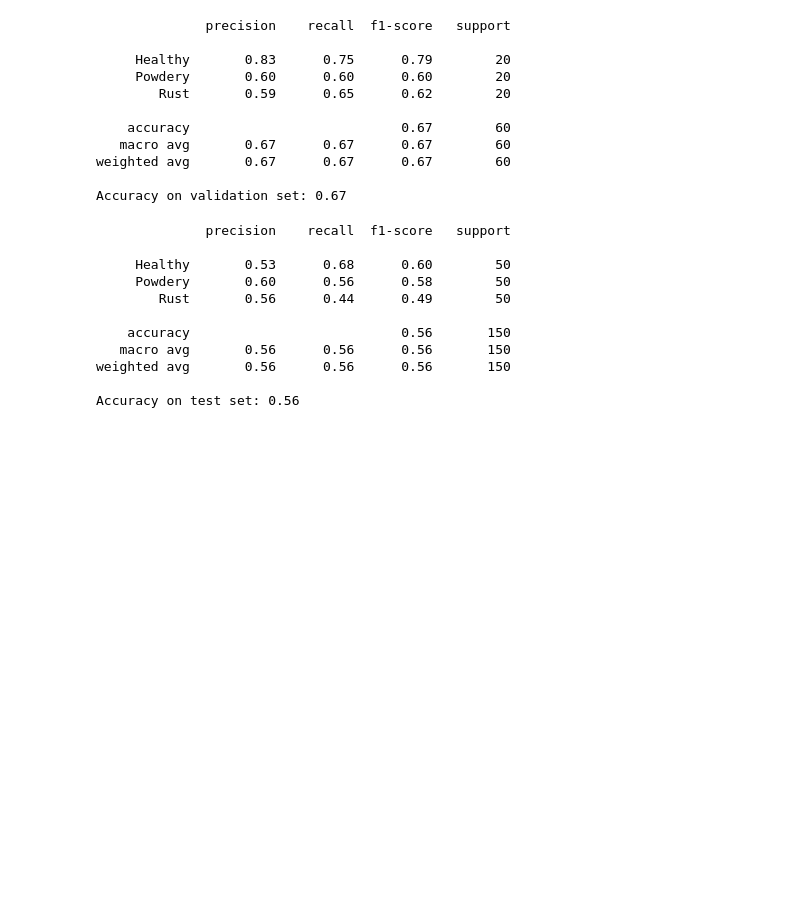
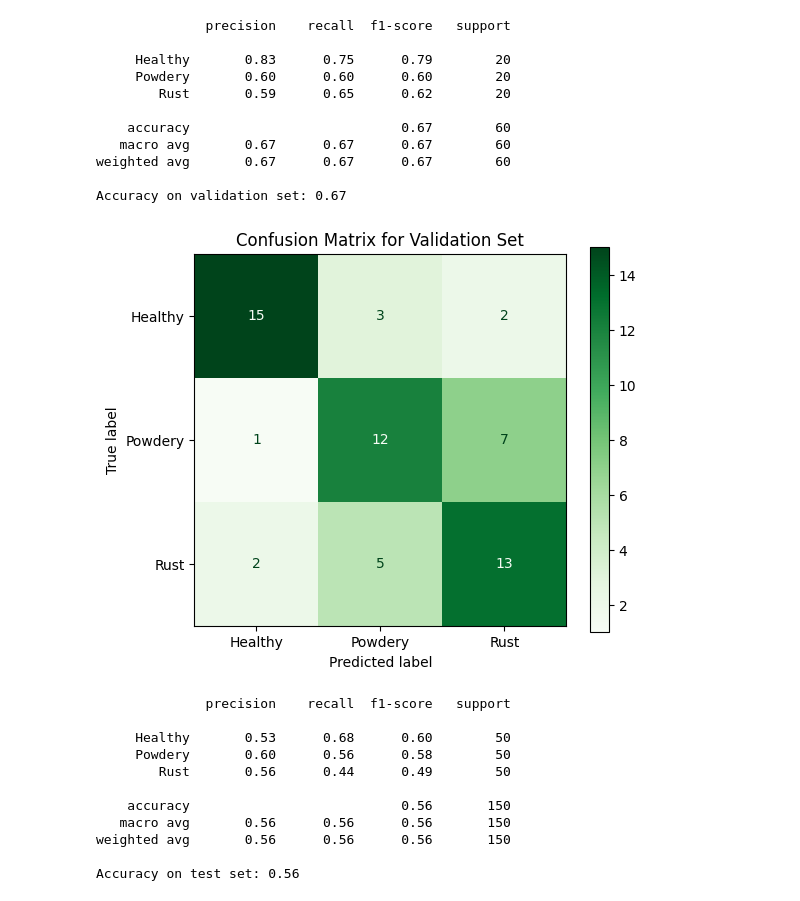
Before and after one commit to kostiak1992/w281-plant-disease-recognition, a Jupyter notebook: texture_detection.ipynb, the cells around one changed output. Drawn from its saved outputs; the diff is of its cells as text; code cells hidden in the pictures; blank space fills up the shorter version.

Commit message:
confusion matrix

```diff
--- a/texture_detection.ipynb
+++ b/texture_detection.ipynb
@@ -233,6 +233,19 @@ print(f"Accuracy on validation set: {accuracy_score(valid_labels, valid_pred):.2
 weighted avg       0.67      0.67      0.67        60
 
 Accuracy on validation set: 0.67
+# %%
+import matplotlib.pyplot as plt
+from sklearn.metrics import confusion_matrix, ConfusionMatrixDisplay
+
+class_names = ["Healthy", "Powdery", "Rust"]
+cm = confusion_matrix(valid_labels, valid_pred)
+disp = ConfusionMatrixDisplay(confusion_matrix=cm, display_labels=class_names)
+fig, ax = plt.subplots(figsize=(6, 5))
+disp.plot(ax=ax, cmap="Greens", values_format="d")
+plt.title("Confusion Matrix for Validation Set")
+plt.show()
+# %% [output]
+[figure, added]
 # %%
 # test LogisticRegression the model
 test_pred = logreg.predict(test_features_scaled)
```
Also changed, not shown: parts of 1 cell of this notebook.
